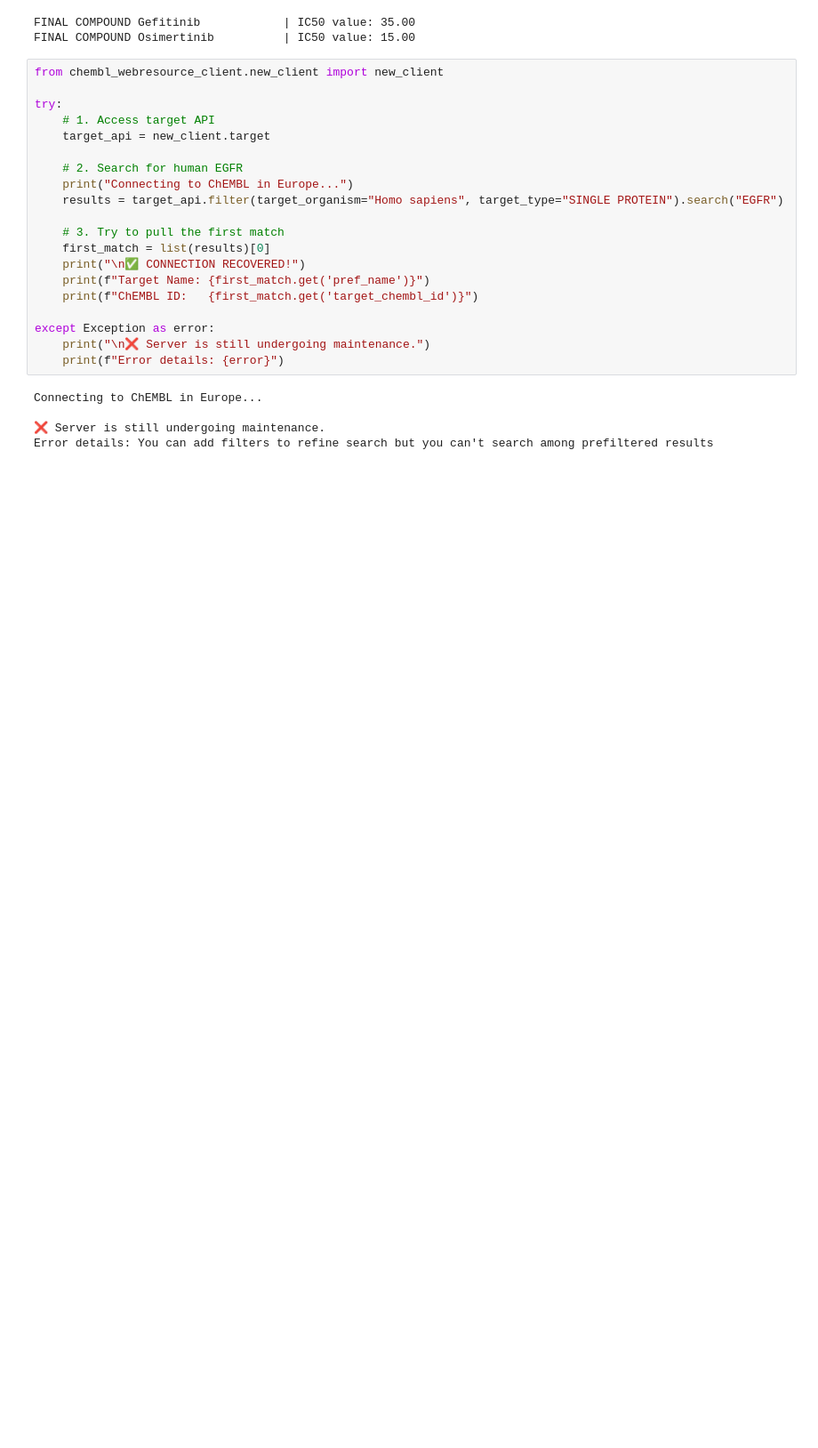
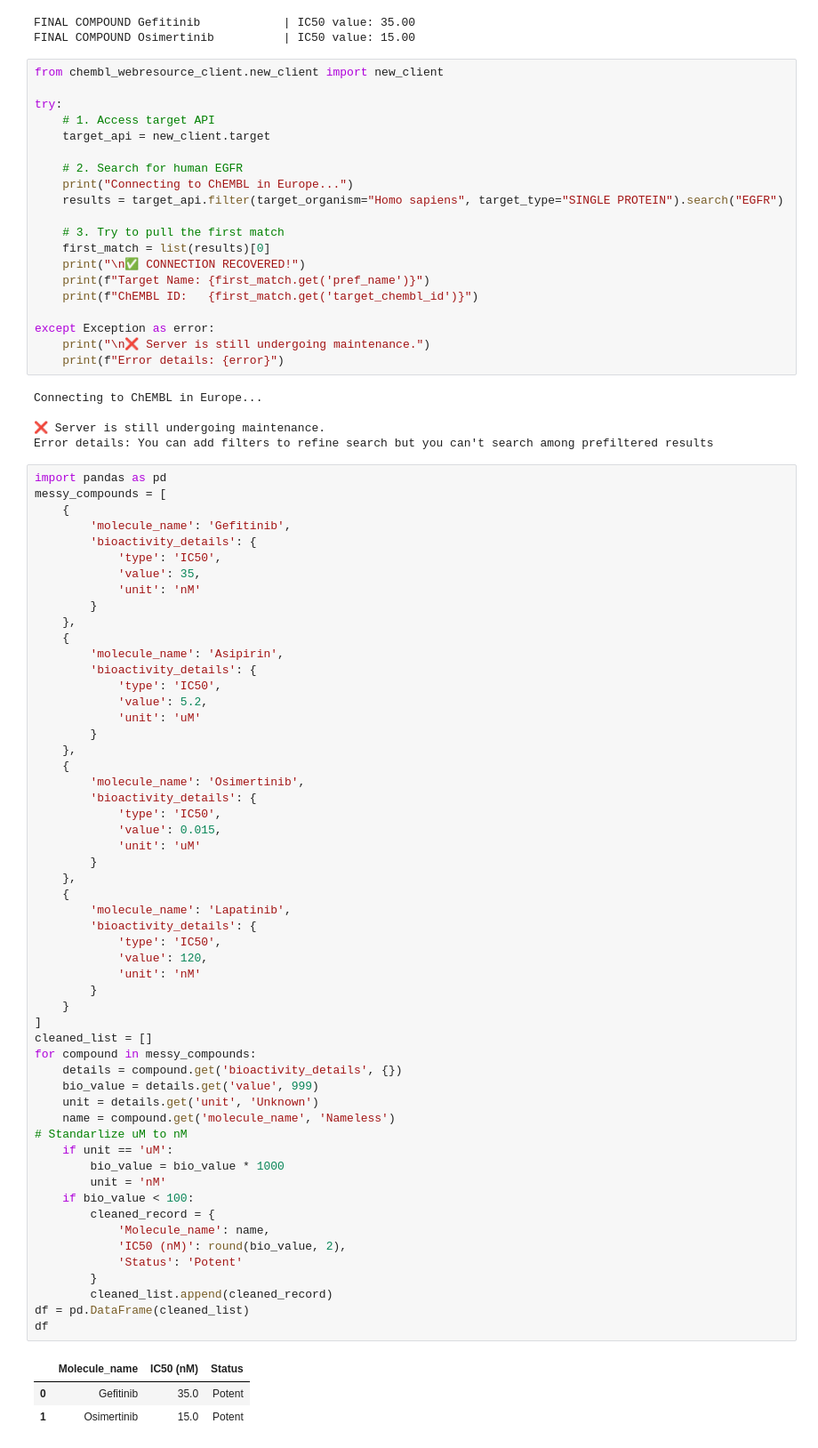
Before and after one commit to dhdhoan12/computational-pharmacy-journey, a Jupyter notebook: 03_target_scrapers.ipynb, the cells around one changed output. Shown at 89% size. Cells and saved outputs as stored; diff of their text form; blank space fills up the shorter version.

```diff
--- a/03_target_scrapers.ipynb
+++ b/03_target_scrapers.ipynb
@@ -202,3 +202,62 @@ Connecting to ChEMBL in Europe...
 
 ❌ Server is still undergoing maintenance.
 Error details: You can add filters to refine search but you can't search among prefiltered results
+# %%
+import pandas as pd
+messy_compounds = [
+    {
+        'molecule_name': 'Gefitinib',
+        'bioactivity_details': {
+            'type': 'IC50',
+            'value': 35,
+            'unit': 'nM'
+        }
+    },
+    {
+        'molecule_name': 'Asipirin',
+        'bioactivity_details': {
+            'type': 'IC50',
+            'value': 5.2,
+            'unit': 'uM'
+        }
+    },
+    {
+        'molecule_name': 'Osimertinib',
+        'bioactivity_details': {
+            'type': 'IC50',
+            'value': 0.015,
+            'unit': 'uM'
+        }
+    },
+    {
+        'molecule_name': 'Lapatinib',
+        'bioactivity_details': {
+            'type': 'IC50',
+            'value': 120,
+            'unit': 'nM'
+        }
+    }
+]
+cleaned_list = []
+for compound in messy_compounds:
+    details = compound.get('bioactivity_details', {})
+    bio_value = details.get('value', 999)
+    unit = details.get('unit', 'Unknown')
+    name = compound.get('molecule_name', 'Nameless')
+# Standarlize uM to nM
+    if unit == 'uM':
+        bio_value = bio_value * 1000
+        unit = 'nM'
+    if bio_value < 100:
+        cleaned_record = {
+            'Molecule_name': name,
+            'IC50 (nM)': round(bio_value, 2),
+            'Status': 'Potent'
+        }
+        cleaned_list.append(cleaned_record)
+df = pd.DataFrame(cleaned_list)
+df
+# %% [output]
+|  | Molecule_name | IC50 (nM) | Status |
+| 0 | Gefitinib | 35.0 | Potent |
+| 1 | Osimertinib | 15.0 | Potent |
```
Also changed, not shown: parts of 5 cells of this notebook, 2 other files.
